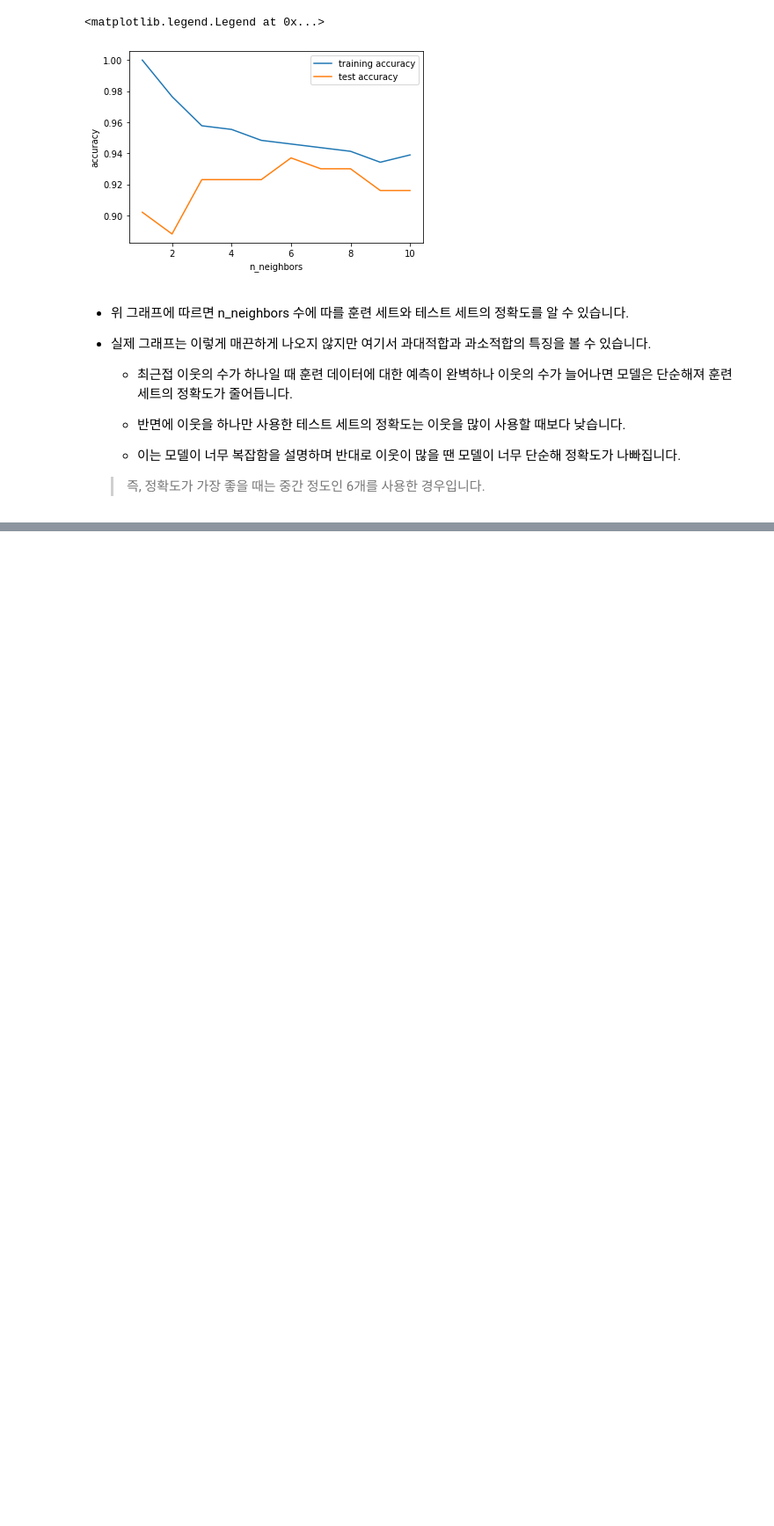
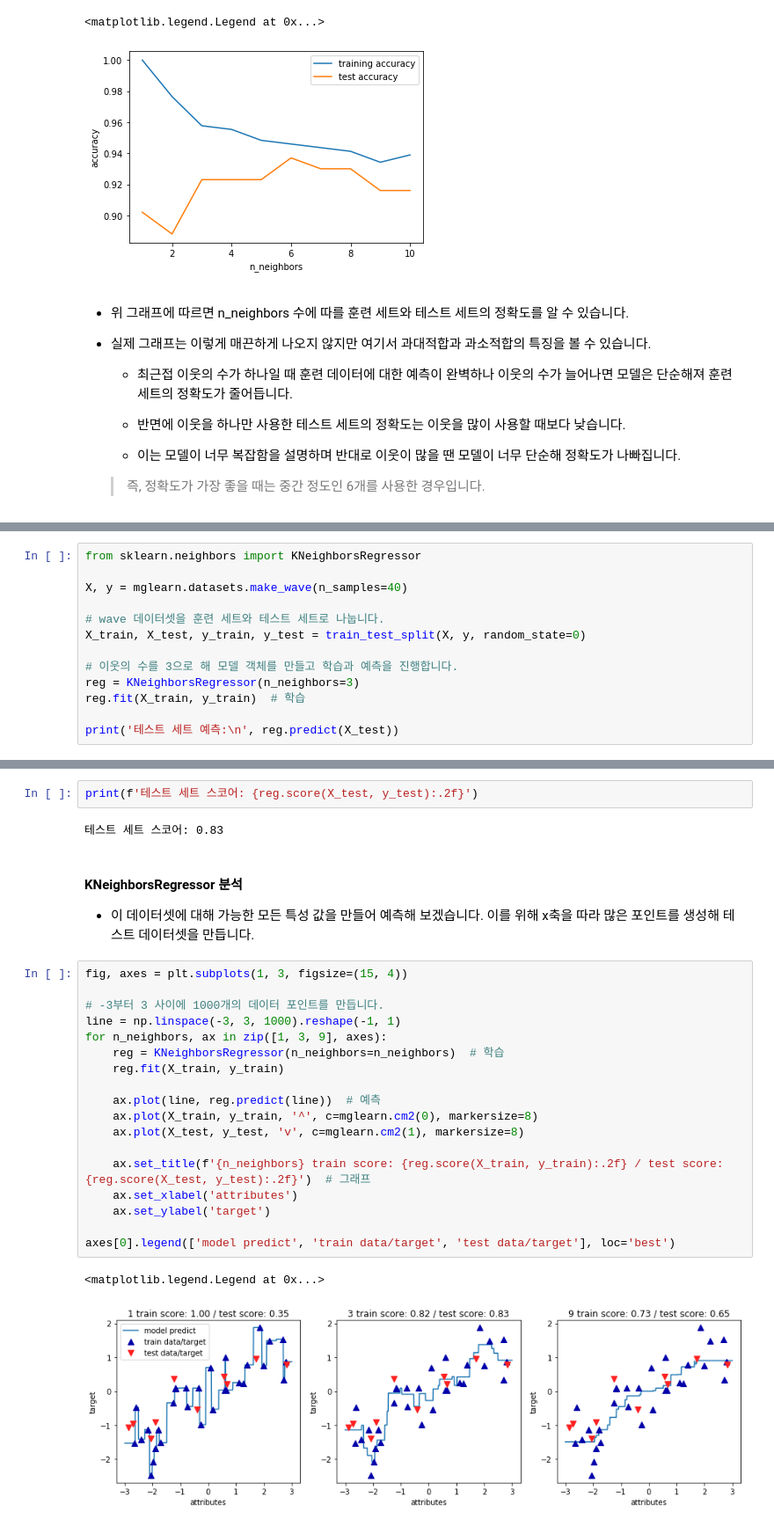
Before and after one commit to Myeonghan-Jeong/introduction-to-marchine-learning-with-python, a Jupyter notebook: chapter02. Supervised Learning.ipynb, the cells around one changed output, grey strips where cells are left out. Shown: that part at 88% size. Saved outputs shown, nothing was run; the diff lists cells and outputs as text; blank space fills up the shorter version.

```diff
--- a/chapter02. Supervised Learning.ipynb
+++ b/chapter02. Supervised Learning.ipynb
@@ -385,0 +408,13 @@ plt.legend()
+# %%
+from sklearn.neighbors import KNeighborsRegressor
+
+X, y = mglearn.datasets.make_wave(n_samples=40)
+
+# wave 데이터셋을 훈련 세트와 테스트 세트로 나눕니다.
+X_train, X_test, y_train, y_test = train_test_split(X, y, random_state=0)
+
+# 이웃의 수를 3으로 해 모델 객체를 만들고 학습과 예측을 진행합니다.
+reg = KNeighborsRegressor(n_neighbors=3)
+reg.fit(X_train, y_train)  # 학습
+
+print('테스트 세트 예측:\n', reg.predict(X_test))
@@ -385,0 +433,29 @@ plt.legend()
+# %%
+print(f'테스트 세트 스코어: {reg.score(X_test, y_test):.2f}')
+# %% [output]
+테스트 세트 스코어: 0.83
+# %% [markdown]
+#### KNeighborsRegressor 분석
+
+- 이 데이터셋에 대해 가능한 모든 특성 값을 만들어 예측해 보겠습니다. 이를 위해 x축을 따라 많은 포인트를 생성해 테스트 데이터셋을 만듭니다.
+# %%
+fig, axes = plt.subplots(1, 3, figsize=(15, 4))
+
+# -3부터 3 사이에 1000개의 데이터 포인트를 만듭니다.
+line = np.linspace(-3, 3, 1000).reshape(-1, 1)
+for n_neighbors, ax in zip([1, 3, 9], axes):
+    reg = KNeighborsRegressor(n_neighbors=n_neighbors)  # 학습
+    reg.fit(X_train, y_train)
+
+    ax.plot(line, reg.predict(line))  # 예측
+    ax.plot(X_train, y_train, '^', c=mglearn.cm2(0), markersize=8)
+    ax.plot(X_test, y_test, 'v', c=mglearn.cm2(1), markersize=8)
+
+    ax.set_title(f'{n_neighbors} train score: {reg.score(X_train, y_train):.2f} / test score: {reg.score(X_test, y_test):.2f}')  # 그래프
+    ax.set_xlabel('attributes')
+    ax.set_ylabel('target')
+
+axes[0].legend(['model predict', 'train data/target', 'test data/target'], loc='best')
+# %% [output]
+<matplotlib.legend.Legend at 0x...>
+[figure, added]
```
Also changed, not shown: parts of 9 cells of this notebook.
